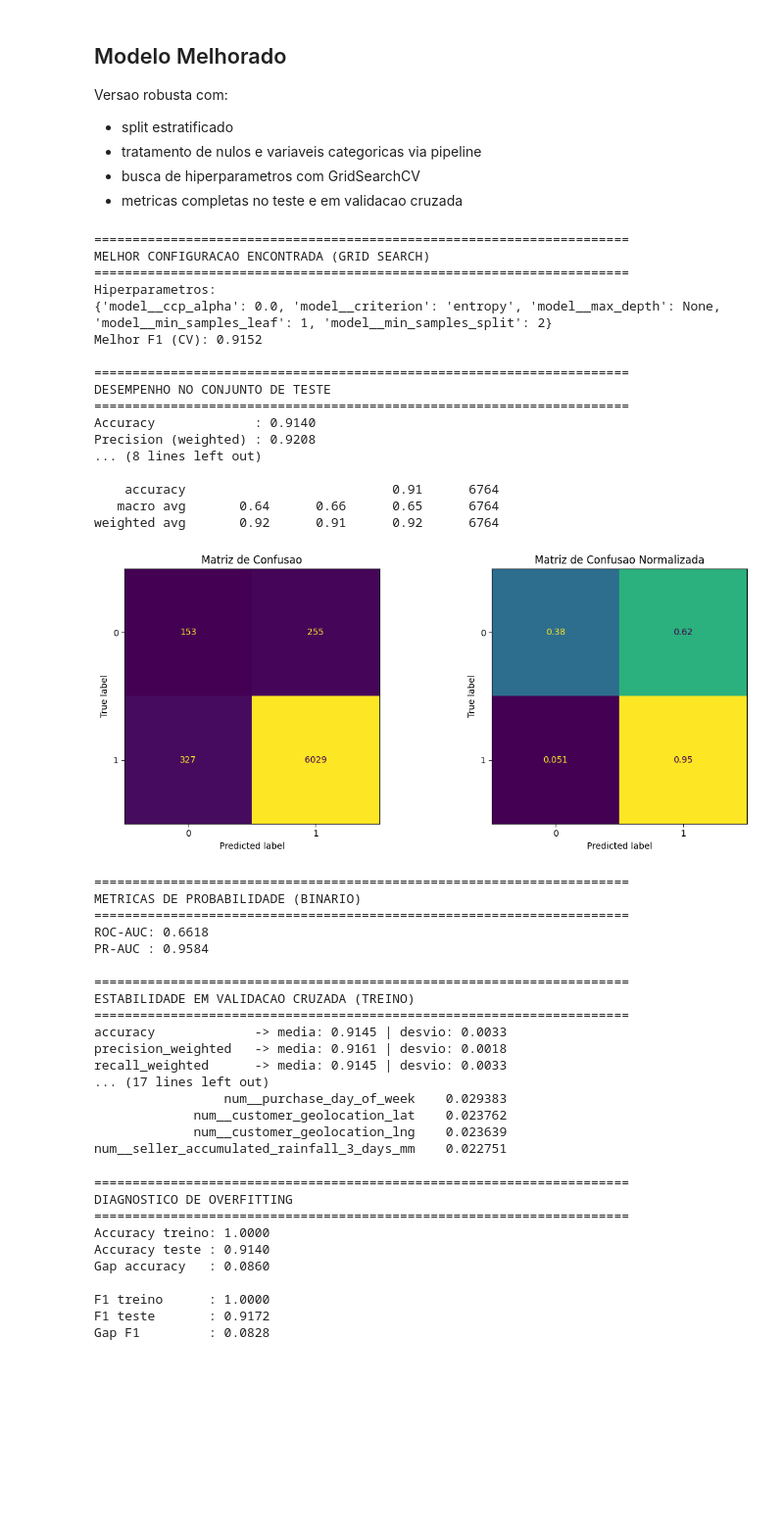
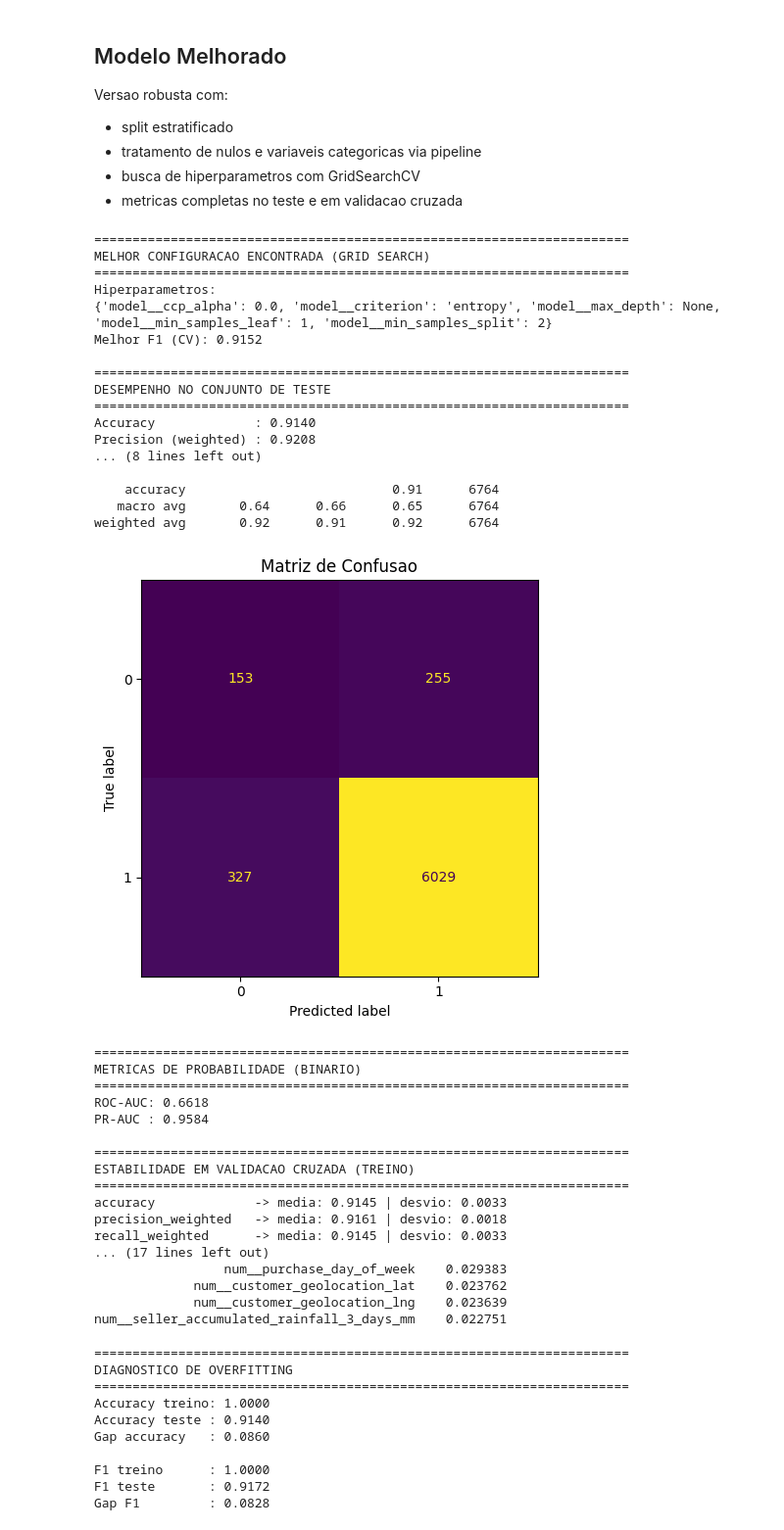
Before and after one commit to Last-Mile-Optimization/backend, a Jupyter notebook: modelos/ArvoreDeDecisao.ipynb, the cells around one changed output. Shown at 98% size. Saved outputs shown, nothing was run; the diff lists cells and outputs as text; code cells hidden in the pictures; blank space fills up the shorter version.

Commit message:
Add confusion matrix image for decision tree model in round 3
Co-authored-by: Copilot <copilot@github.com>

```diff
--- a/modelos/ArvoreDeDecisao.ipynb
+++ b/modelos/ArvoreDeDecisao.ipynb
@@ -291,13 +327,10 @@ print("\nRelatorio por classe:")
 print(classification_report(y_test, y_pred, zero_division=0))
 
 cm = confusion_matrix(y_test, y_pred)
-cm_norm = confusion_matrix(y_test, y_pred, normalize="true")
 
-fig, ax = plt.subplots(1, 2, figsize=(12, 5))
-ConfusionMatrixDisplay(confusion_matrix=cm).plot(ax=ax[0], colorbar=False)
-ax[0].set_title("Matriz de Confusao")
-ConfusionMatrixDisplay(confusion_matrix=cm_norm).plot(ax=ax[1], colorbar=False)
-ax[1].set_title("Matriz de Confusao Normalizada")
+fig, ax = plt.subplots(figsize=(6, 5))
+ConfusionMatrixDisplay(confusion_matrix=cm).plot(ax=ax, colorbar=False)
+ax.set_title("Matriz de Confusao")
 plt.tight_layout()
 plt.show()
 
@@ -333,34 +366,34 @@ importances = best_model.named_steps["model"].feature_importances_
 
 importance_df = pd.DataFrame(
     {
         "feature": feature_names,
         "importance": importances,
     }
 ).sort_values("importance", ascending=False)
 
 print("\n" + "=" * 70)
 print("TOP 15 FEATURES MAIS IMPORTANTES")
 print("=" * 70)
 print(importance_df.head(15).to_string(index=False))
 # %% [output]
 ======================================================================
 MELHOR CONFIGURACAO ENCONTRADA (GRID SEARCH)
 ======================================================================
 Hiperparametros:
 {'model__ccp_alpha': 0.0, 'model__criterion': 'entropy', 'model__max_depth': None, 'model__min_samples_leaf': 1, 'model__min_samples_split': 2}
 Melhor F1 (CV): 0.9152
 
 ======================================================================
 DESEMPENHO NO CONJUNTO DE TESTE
 ======================================================================
 Accuracy             : 0.9140
 Precision (weighted) : 0.9208
 ... (8 lines left out)
 
     accuracy                           0.91      6764
    macro avg       0.64      0.66      0.65      6764
 weighted avg       0.92      0.91      0.92      6764
-[figure, old version]
+[figure, new version]
 ======================================================================
 METRICAS DE PROBABILIDADE (BINARIO)
 ======================================================================
```
Also changed, not shown: parts of 7 cells of this notebook, 7 other files.
